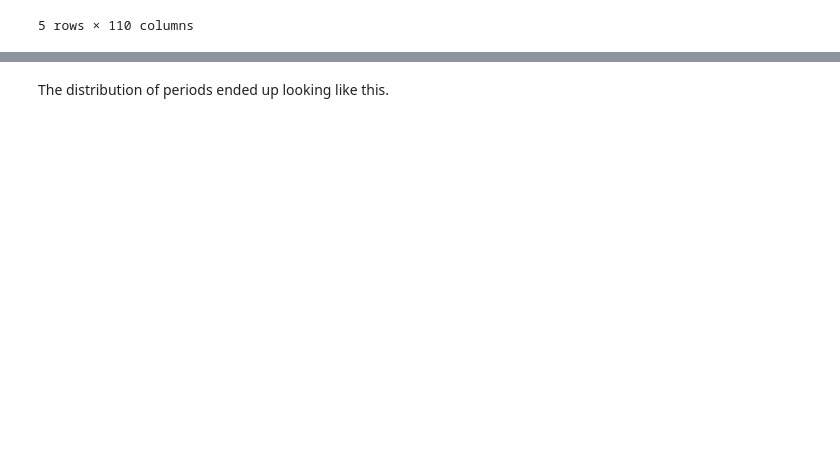
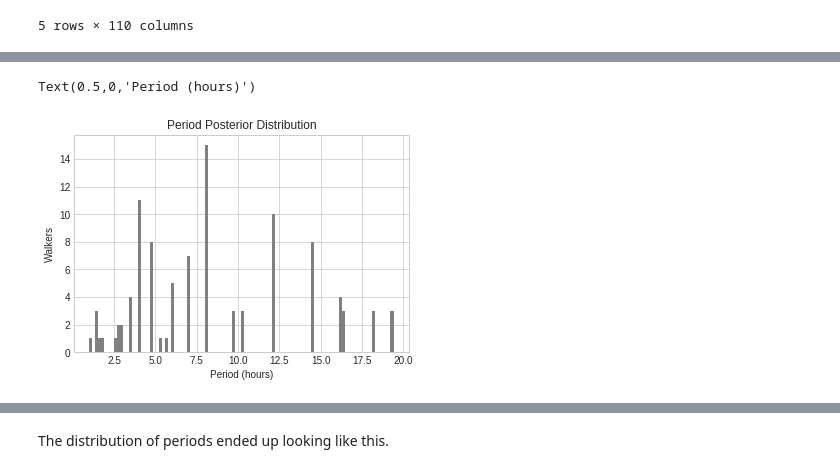
Before and after one commit to dirac-institute/CometGPs, a Jupyter notebook: cwl_sandbox/A Motivating Example-Not Simulated.ipynb, the cells around one changed output, grey strips where cells are left out. Drawn from its saved outputs; the diff is of its cells as text; code cells hidden in the pictures; blank space fills up the shorter version.

```diff
--- a/cwl_sandbox/A Motivating Example-Not Simulated.ipynb
+++ b/cwl_sandbox/A Motivating Example-Not Simulated.ipynb
@@ -177,0 +178,13 @@ plot_steps(sampler, dims = ['mean', 'log_amp', 'gamma', 'log period'], p0=[param
+# %%
+# sampler.chain[chain, step, dimension]
+end_period = sampler.chain[:,-1,-1]
+end_period.sort()
+
+fig, fx = plt.subplots(1,1)
+fx.hist(np.exp(end_period)*24., bins=100, color='grey')
+fx.set_title('Period Posterior Distribution')
+fx.set_ylabel('Walkers')
+fx.set_xlabel('Period (hours)')
+# %% [output]
+Text(0.5,0,'Period (hours)')
+[figure, added]
```
Also changed, not shown: parts of 21 cells of this notebook, 13 other files.
